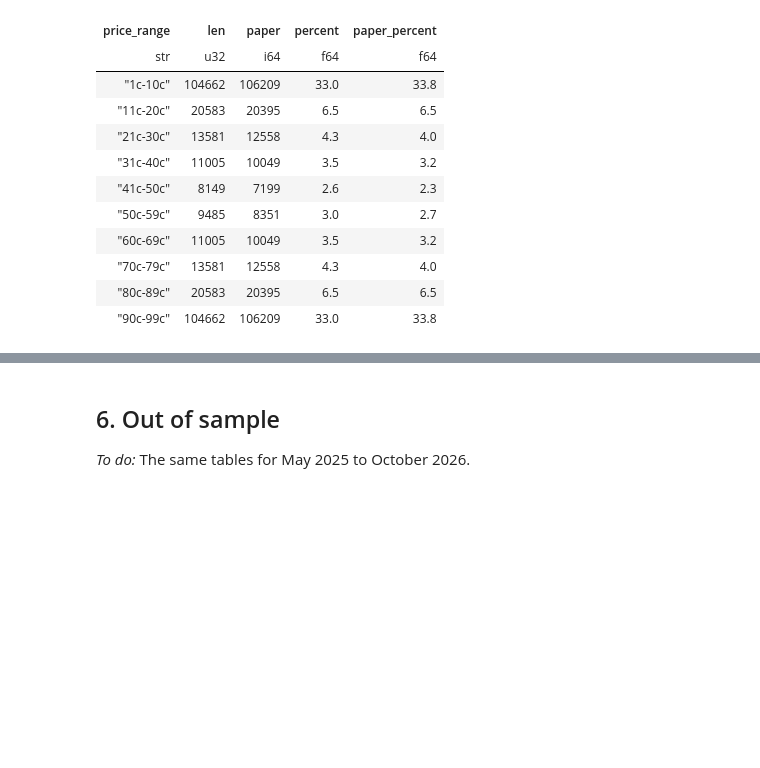
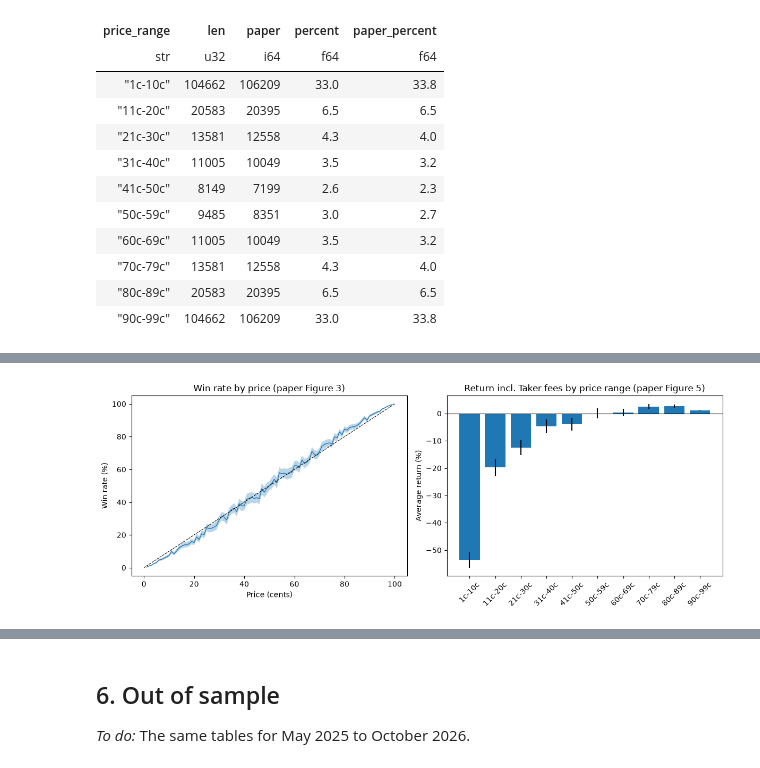
Before and after one commit to Shuhandler/kalshi-longshot-bias, a Jupyter notebook: kalshi_longshot.ipynb, the cells around one changed output, grey strips where cells are left out. Drawn from its saved outputs; the diff is of its cells as text; code cells hidden in the pictures; blank space fills up the shorter version.

Commit message:
Replicate paper's main results and regression

```diff
--- a/kalshi_longshot.ipynb
+++ b/kalshi_longshot.ipynb
@@ -239,13 +264,13 @@ snapshot_times = (
     .with_columns((pl.col("last_time") - pl.duration(days=1) * pl.col("days_before")).alias("snapshot_time"))
     .sort("snapshot_time")
 )
-trades_in_order = trades.sort(pl.col("time"), sweep_order).select("ticker", "time", "yes_price")
+trades_in_order = trades.sort(pl.col("time"), sweep_order).select("ticker", "time", "yes_price", "taker_side")
 
 snapshots = (
     snapshot_times
     .join_asof(trades_in_order, left_on="snapshot_time", right_on="time", by="ticker", strategy="backward")
     .filter(pl.col("time").is_not_null())                      # the contract had not traded yet
-    .select("ticker", "days_before", "time", "yes_price")
+    .select("ticker", "days_before", "time", "yes_price", "taker_side")
     .join(sample.select("ticker", "event_ticker", "category", "result", "close"), on="ticker")
     .sort("ticker", "days_before")
 )
@@ -379,0 +458,12 @@ shape: (10, 5)
+# %%
+order = pl.DataFrame({"price_range": PRICE_RANGES, "order": range(10)})
+
+returns_by_range = (
+    paper_obs.group_by("price_range")
+    .agg(pl.col("won").mean().alias("win_rate"), pl.col("price").mean().alias("avg_price"),
+         pl.col("return_pre_fee").mean().alias("return_pre_fee"),
+         *mean_with_ci(pl.col("return_post_fee")))
+    .join(order, on="price_range").sort("order").drop("order")
+    .rename({"mean": "return_post_fee"})
+)
+returns_by_range.with_columns(pl.selectors.float().round(3))
@@ -379,0 +484,20 @@ shape: (10, 5)
+# %%
+win_by_cent = (paper_obs.with_columns((pl.col("price") * 100).round(0).alias("cents"))
+               .group_by("cents").agg(*mean_with_ci(pl.col("won").cast(pl.Float64))).sort("cents"))
+
+fig, (left, right) = plt.subplots(1, 2, figsize=(12, 4.5))
+left.fill_between(win_by_cent["cents"], 100 * win_by_cent["ci_low"], 100 * win_by_cent["ci_high"], alpha=0.3)
+left.plot(win_by_cent["cents"], 100 * win_by_cent["mean"], lw=1)
+left.plot([0, 100], [0, 100], "k--", lw=0.8)
+left.set(title="Win rate by price (paper Figure 3)", xlabel="Price (cents)", ylabel="Win rate (%)")
+
+x = range(len(PRICE_RANGES))
+right.bar(x, 100 * returns_by_range["return_post_fee"],
+          yerr=[100 * (returns_by_range["return_post_fee"] - returns_by_range["ci_low"]),
+                100 * (returns_by_range["ci_high"] - returns_by_range["return_post_fee"])])
+right.axhline(0, color="k", lw=0.8)
+right.set_xticks(list(x), PRICE_RANGES, rotation=45)
+right.set(title="Return incl. Taker fees by price range (paper Figure 5)", ylabel="Average return (%)")
+plt.tight_layout()
+# %% [output]
+[figure, added]
```
Also changed, not shown: parts of 23 cells of this notebook.
